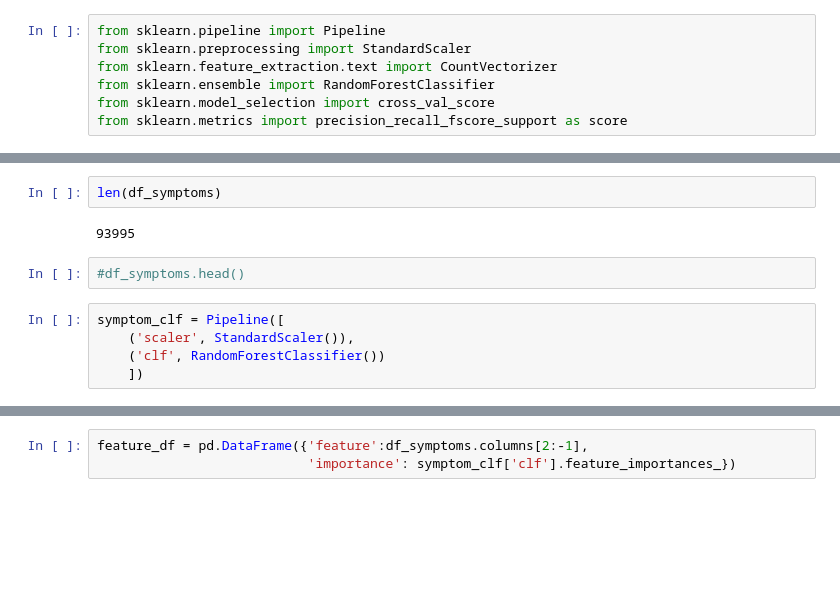
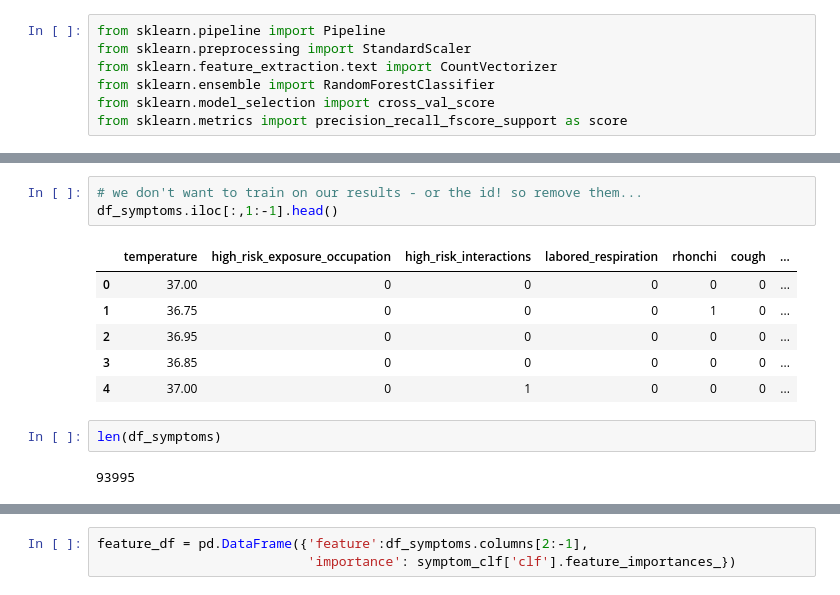
Before and after one commit to geoffswc/Covid-Test-Predictions, a Jupyter notebook: rf-estimates.ipynb, the cells around one changed output, grey strips where cells are left out. Cells and saved outputs as stored; diff of their text form; blank space fills up the shorter version.

```diff
--- a/rf-estimates.ipynb
+++ b/rf-estimates.ipynb
@@ -86,11 +62,14 @@ df_symptoms.iloc[:,2:-1].head()
+# %%
+# we don't want to train on our results - or the id! so remove them...
+df_symptoms.iloc[:,1:-1].head()
+# %% [output]
+|  | temperature | high_risk_exposure_occupation | high_risk_interactions | labored_respiration | rhonchi | cough | ... |
+| 0 | 37.00 | 0 | 0 | 0 | 0 | 0 | ... |
+| 1 | 36.75 | 0 | 0 | 0 | 1 | 0 | ... |
+| 2 | 36.95 | 0 | 0 | 0 | 0 | 0 | ... |
+| 3 | 36.85 | 0 | 0 | 0 | 0 | 0 | ... |
+| 4 | 37.00 | 0 | 1 | 0 | 0 | 0 | ... |
 # %%
 len(df_symptoms)
 # %% [output]
 93995
-# %%
-#df_symptoms.head()
-# %%
-symptom_clf = Pipeline([
-    ('scaler', StandardScaler()),
-    ('clf', RandomForestClassifier())
-    ])
```
Also changed, not shown: parts of 34 cells of this notebook.
